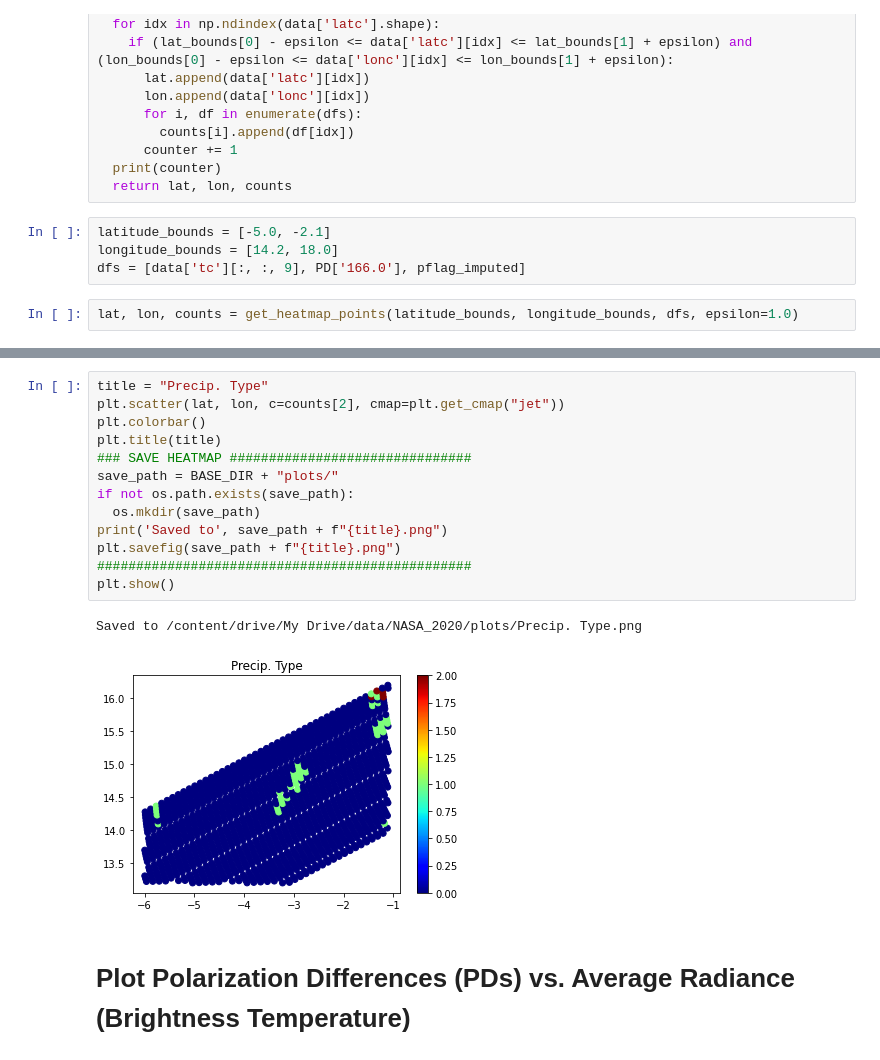
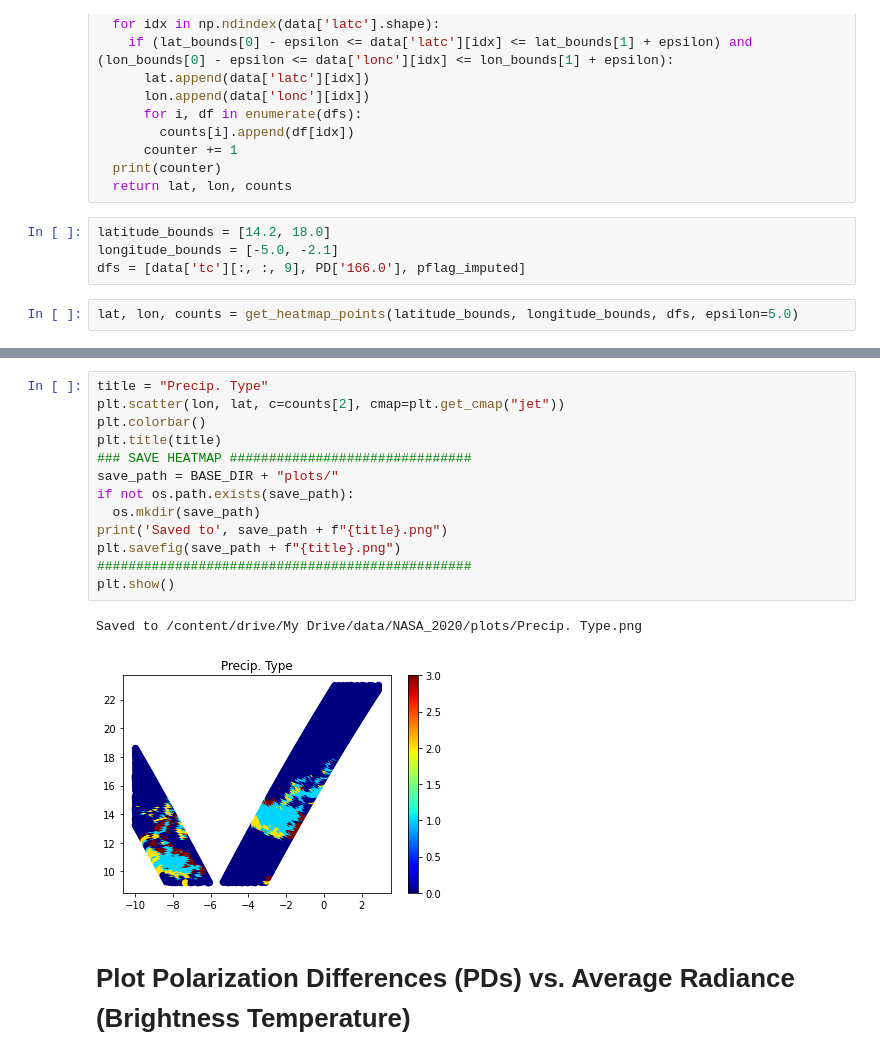
Before and after one commit to SD325/NASA_Internship_2020, a Jupyter notebook: NASA_Initial_Data_Exploration.ipynb, the cells around one changed output, grey strips where cells are left out. Cells and saved outputs as stored; diff of their text form.

```diff
--- a/NASA_Initial_Data_Exploration.ipynb
+++ b/NASA_Initial_Data_Exploration.ipynb
@@ -271,9 +271,9 @@ def get_heatmap_points(lat_bounds, lon_bounds, dfs, epsilon=0.0):
   print(counter)
   return lat, lon, counts
 # %%
-latitude_bounds = [-5.0, -2.1]
-longitude_bounds = [14.2, 18.0]
+latitude_bounds = [14.2, 18.0]
+longitude_bounds = [-5.0, -2.1]
 dfs = [data['tc'][:, :, 9], PD['166.0'], pflag_imputed]
 # %%
-lat, lon, counts = get_heatmap_points(latitude_bounds, longitude_bounds, dfs, epsilon=1.0)
+lat, lon, counts = get_heatmap_points(latitude_bounds, longitude_bounds, dfs, epsilon=5.0)
 # %% [output]
@@ -313,19 +313,19 @@ Saved to /content/drive/My Drive/data/NASA_2020/plots/166 GHz PD.png
 # %%
 title = "Precip. Type"
-plt.scatter(lat, lon, c=counts[2], cmap=plt.get_cmap("jet"))
+plt.scatter(lon, lat, c=counts[2], cmap=plt.get_cmap("jet"))
 plt.colorbar()
 plt.title(title)
 ### SAVE HEATMAP ###############################
 save_path = BASE_DIR + "plots/"
 if not os.path.exists(save_path):
   os.mkdir(save_path)
 print('Saved to', save_path + f"{title}.png")
 plt.savefig(save_path + f"{title}.png")
 ################################################
 plt.show()
 # %% [output]
 Saved to /content/drive/My Drive/data/NASA_2020/plots/Precip. Type.png
-[figure, old version]
+[figure, new version]
 # %% [markdown]
 # Plot Polarization Differences (PDs) vs. Average Radiance (Brightness Temperature)
 # %%
```
Also changed, not shown: parts of 5 cells of this notebook.
